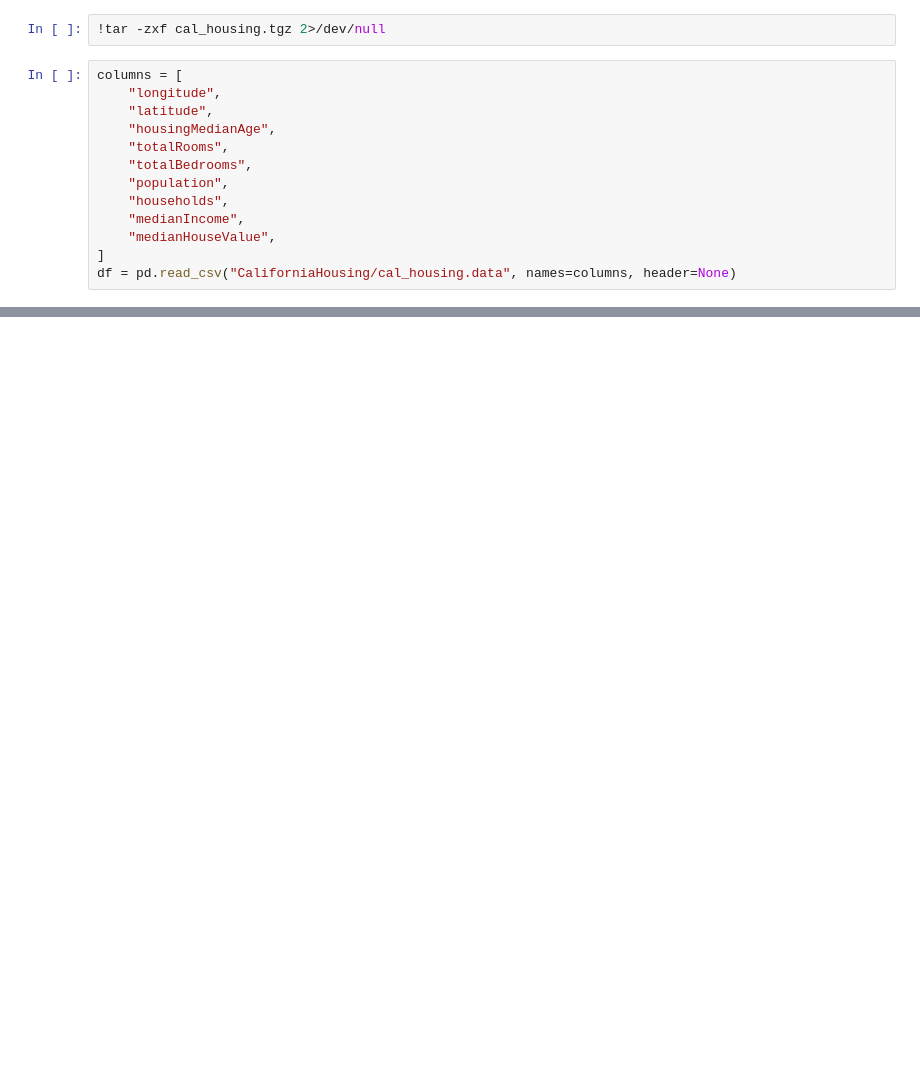
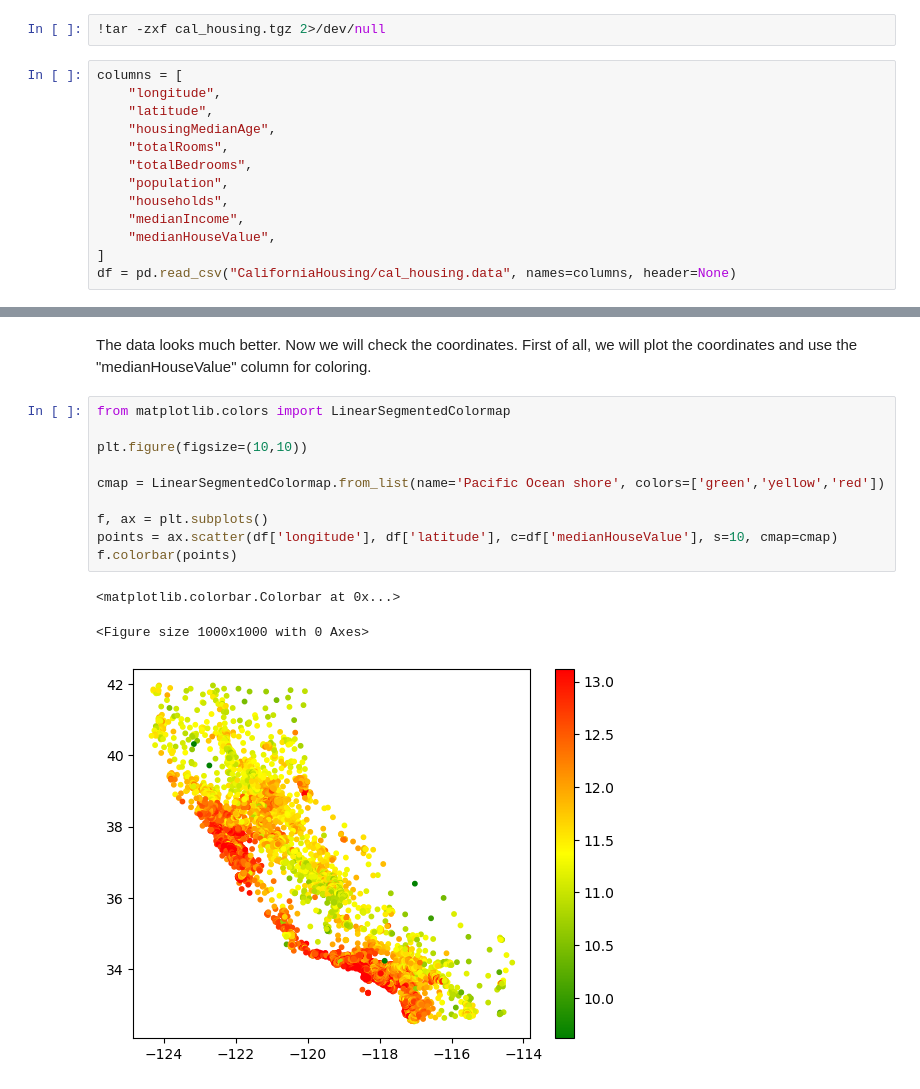
Before and after one commit to aws-samples/amazon-sagemaker-mlops-workshop, a Jupyter notebook: labs/01_initial_notebook/01_initial_notebook.ipynb, the cells around one changed output, grey strips where cells are left out. Saved outputs shown, nothing was run; the diff lists cells and outputs as text; blank space fills up the shorter version.

```diff
--- a/labs/01_initial_notebook/01_initial_notebook.ipynb
+++ b/labs/01_initial_notebook/01_initial_notebook.ipynb
@@ -143,0 +190,16 @@ We'll now save the raw feature data, and also save the labels for training and t
+# %% [markdown]
+The data looks much better.  Now we will check the coordinates. First of all, we will plot the coordinates and use the "medianHouseValue" column for coloring.
+# %%
+from matplotlib.colors import LinearSegmentedColormap
+
+plt.figure(figsize=(10,10))
+
+cmap = LinearSegmentedColormap.from_list(name='Pacific Ocean shore', colors=['green','yellow','red'])
+
+f, ax = plt.subplots()
+points = ax.scatter(df['longitude'], df['latitude'], c=df['medianHouseValue'], s=10, cmap=cmap)
+f.colorbar(points)
+# %% [output]
+<matplotlib.colorbar.Colorbar at 0x...>
+<Figure size 1000x1000 with 0 Axes>
+[figure, added]
```
Also changed, not shown: parts of 52 cells of this notebook.
